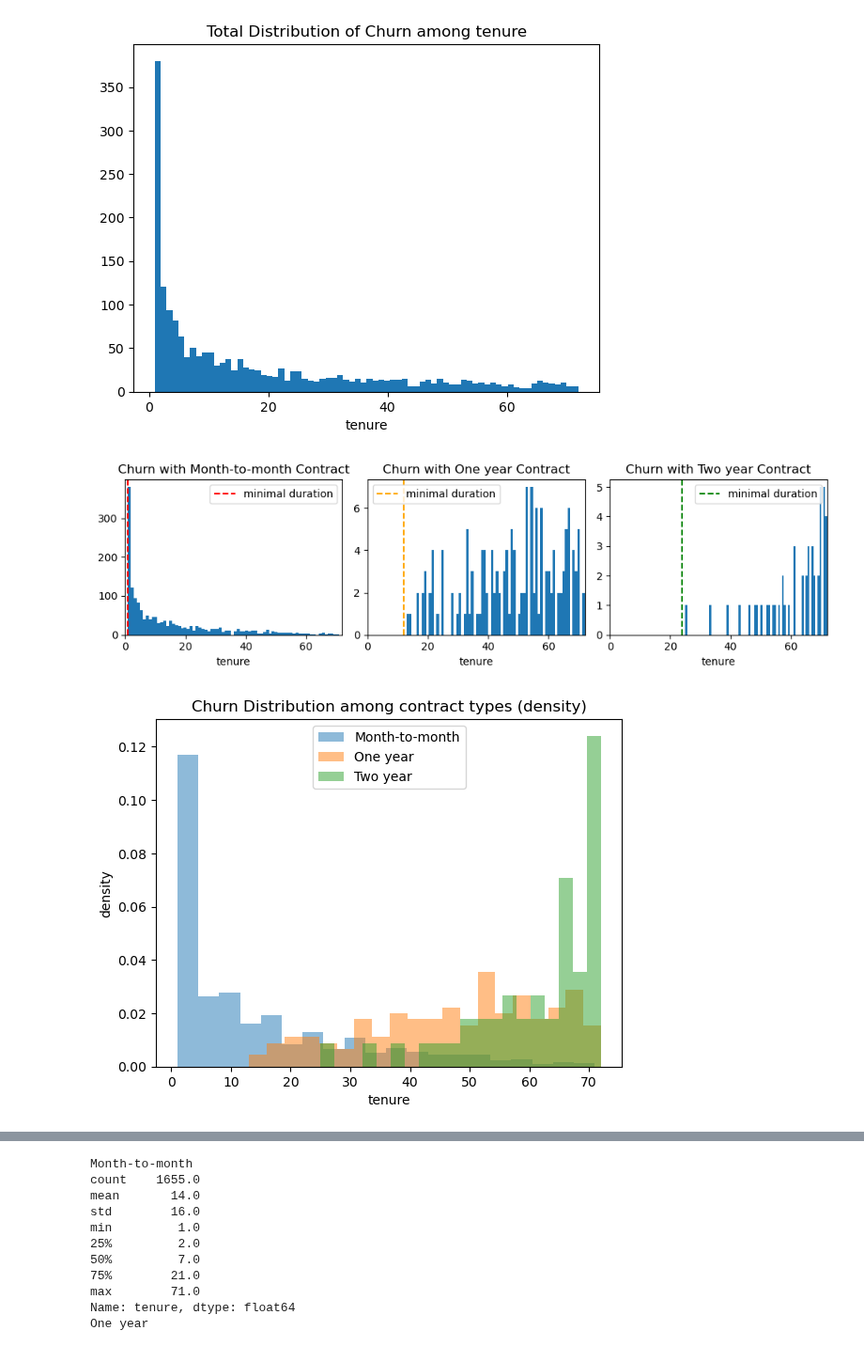
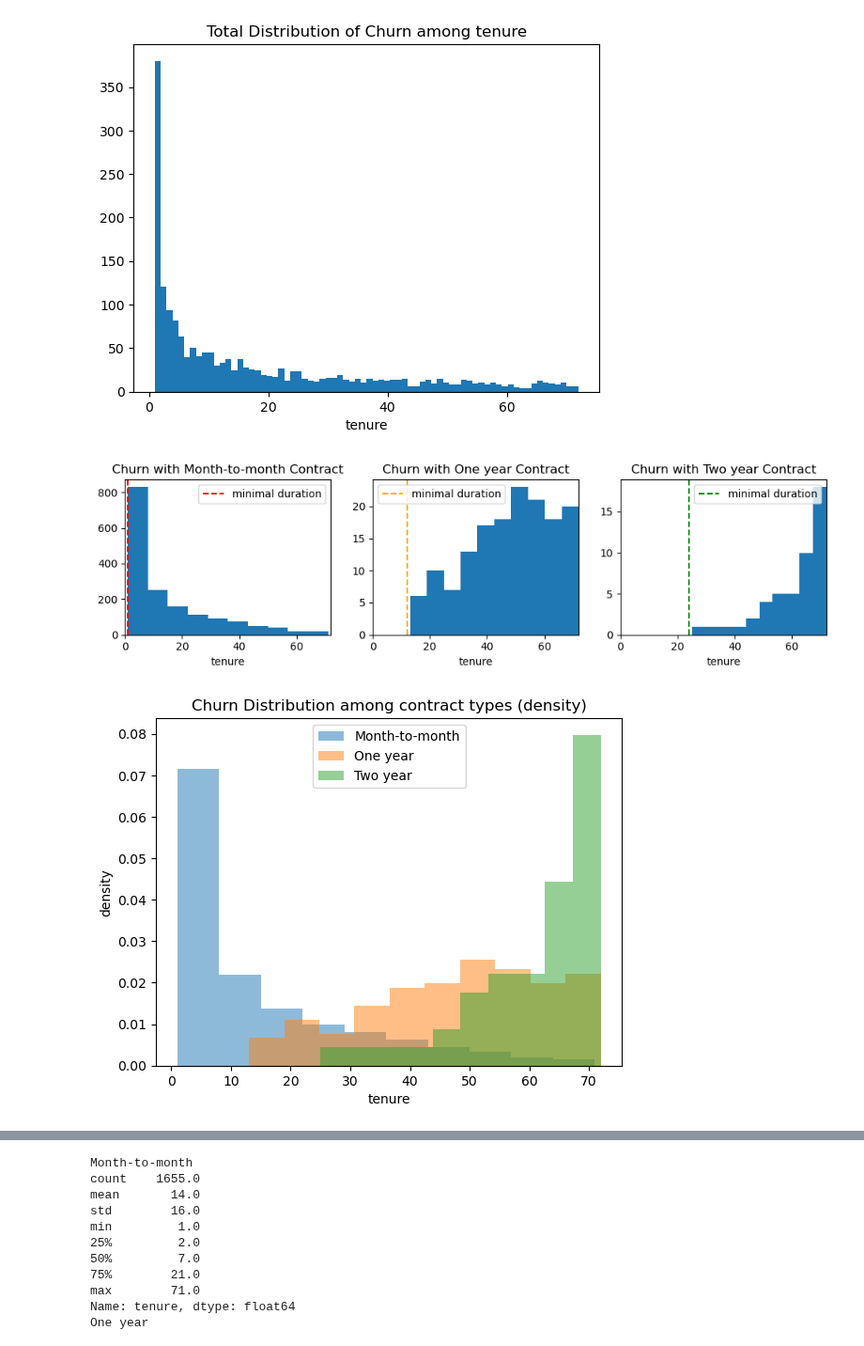
Before and after one commit to emsif84/churn_prediction, a Jupyter notebook: exploratory_data_analysis.ipynb, the cells around one changed output, grey strips where cells are left out. Shown at 94% size. Cells and saved outputs as stored; diff of their text form; code cells hidden in the pictures.

```diff
--- a/exploratory_data_analysis.ipynb
+++ b/exploratory_data_analysis.ipynb
@@ -201,33 +201,33 @@ plt.show()
 # %%
 #Churn Distribution among Contract Types and
 contract_types = ('Month-to-month','One year','Two year')
 
 plt.figure(figsize=(10,3))
 for i, contract_type in enumerate(contract_types):
     plt.subplot(1, 3, i + 1)
-    plt.hist(data[(data.Churn == 'Yes') & (data.Contract == contract_type)]['tenure'], bins=72)
+    plt.hist(data[(data.Churn == 'Yes') & (data.Contract == contract_type)]['tenure'], bins=10)
     plt.title(f'Churn with {contract_type} Contract')
     plt.xlabel('tenure')
     # plt.grid(linestyle='--')
     plt.xlim(0,72)
 
     if contract_type == 'Month-to-month':
         plt.axvline(1,color='red',linestyle='--',label='minimal duration')
     elif contract_type == 'One year':
         plt.axvline(12,color='orange',linestyle='--',label='minimal duration')
     else:
         plt.axvline(24,color='green',linestyle='--',label='minimal duration')
     plt.legend()
 
 plt.tight_layout()
 plt.show()
 # %% [output]
-[figure, old version]
+[figure, new version]
 # %%
 #Churn Distribution among contract types (density)
-plt.hist(data=data[(data.Churn == 'Yes') & (data.Contract == 'Month-to-month')],x='tenure',bins=20,density=True,alpha=0.5,label='Month-to-month')
-plt.hist(data=data[(data.Churn == 'Yes') & (data.Contract == 'One year')],x='tenure',bins=20,density=True,alpha=0.5,label='One year')
-plt.hist(data=data[(data.Churn == 'Yes') & (data.Contract == 'Two year')],x='tenure',bins=20,density=True,alpha=0.5,label='Two year')
+plt.hist(data=data[(data.Churn == 'Yes') & (data.Contract == 'Month-to-month')],x='tenure',bins=10,density=True,alpha=0.5,label='Month-to-month')
+plt.hist(data=data[(data.Churn == 'Yes') & (data.Contract == 'One year')],x='tenure',bins=10,density=True,alpha=0.5,label='One year')
+plt.hist(data=data[(data.Churn == 'Yes') & (data.Contract == 'Two year')],x='tenure',bins=10,density=True,alpha=0.5,label='Two year')
 plt.title('Churn Distribution among contract types (density)')
 plt.legend()
 plt.ylabel('density')
@@ -235,7 +235,7 @@ plt.xlabel('tenure')
 
 plt.show()
 # %% [output]
-[figure, old version]
+[figure, new version]
 # %%
 ##Binning tenure to explore the proportion of churn per bin
 data_bins = data.copy()
```
Also changed, not shown: parts of 3 cells of this notebook.
